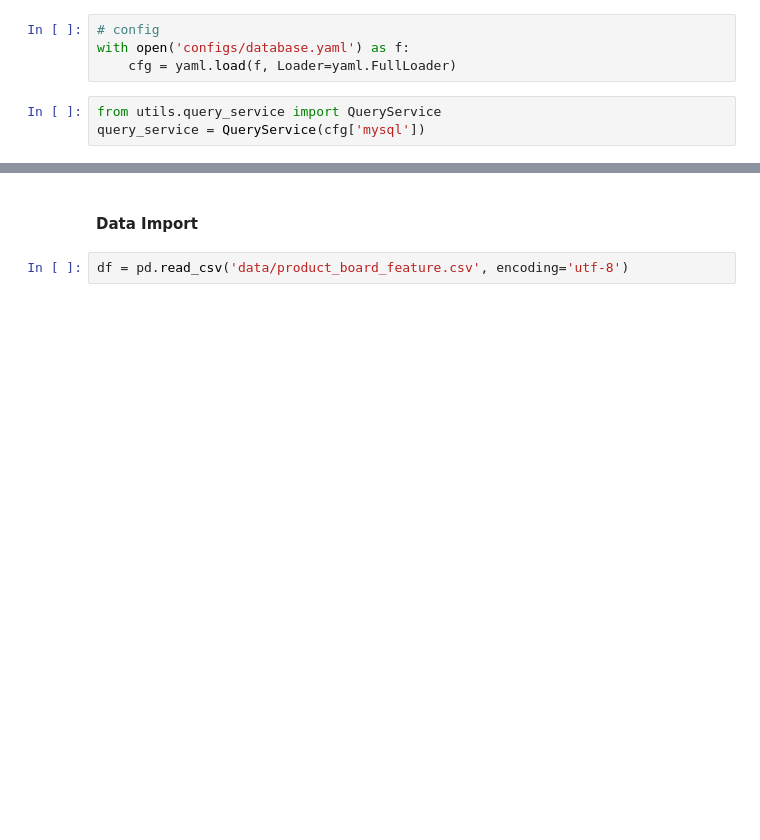
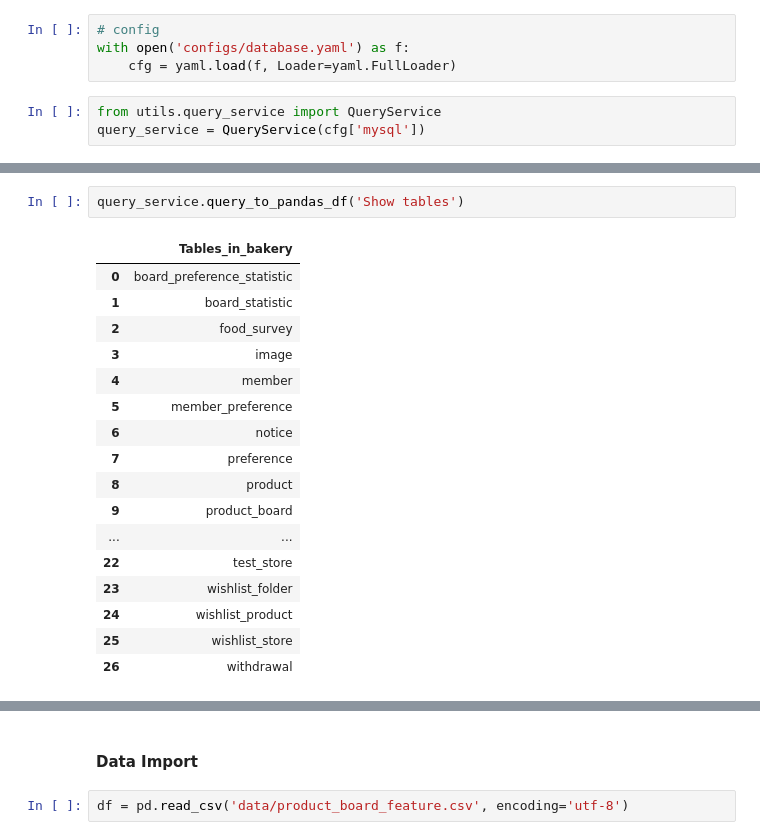
Before and after one commit to Pseudo-Lab/healthy_dessert_recommender_system, a Jupyter notebook: bbangle_sim/example.ipynb, the cells around one changed output, grey strips where cells are left out. Saved outputs shown, nothing was run; the diff lists cells and outputs as text; blank space fills up the shorter version.

```diff
--- a/bbangle_sim/bbangle-sim-model.ipynb
+++ b/bbangle_sim/example.ipynb
@@ -40,0 +18,20 @@ query_service.query_to_pandas_df('select * from review limit 10')
+# %%
+query_service.query_to_pandas_df('Show tables')
+# %% [output]
+|  | Tables_in_bakery |
+| 0 | board_preference_statistic |
+| 1 | board_statistic |
+| 2 | food_survey |
+| 3 | image |
+| 4 | member |
+| 5 | member_preference |
+| 6 | notice |
+| 7 | preference |
+| 8 | product |
+| 9 | product_board |
+| ... | ... |
+| 22 | test_store |
+| 23 | wishlist_folder |
+| 24 | wishlist_product |
+| 25 | wishlist_store |
+| 26 | withdrawal |
```
Also changed, not shown: parts of 12 cells of this notebook, 1 other file.
